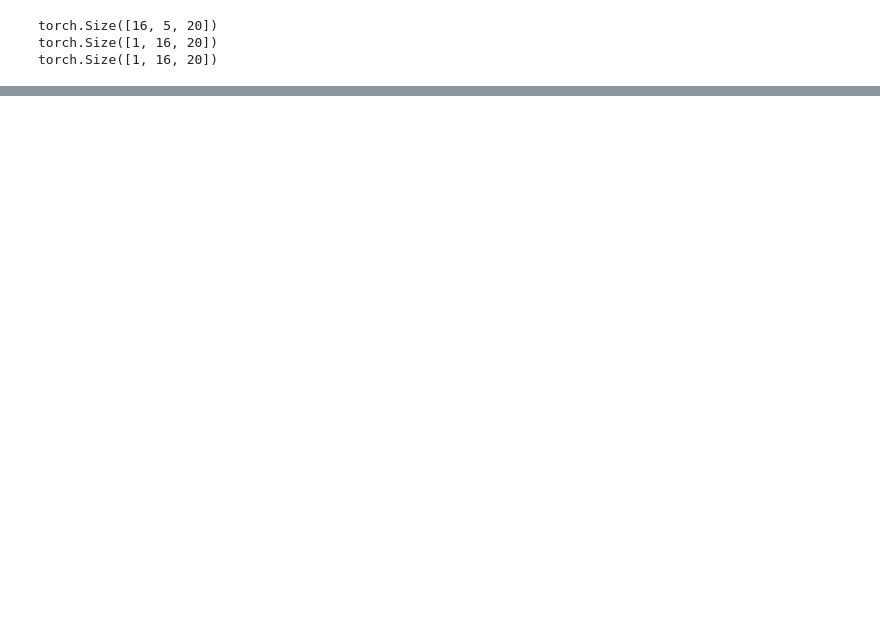
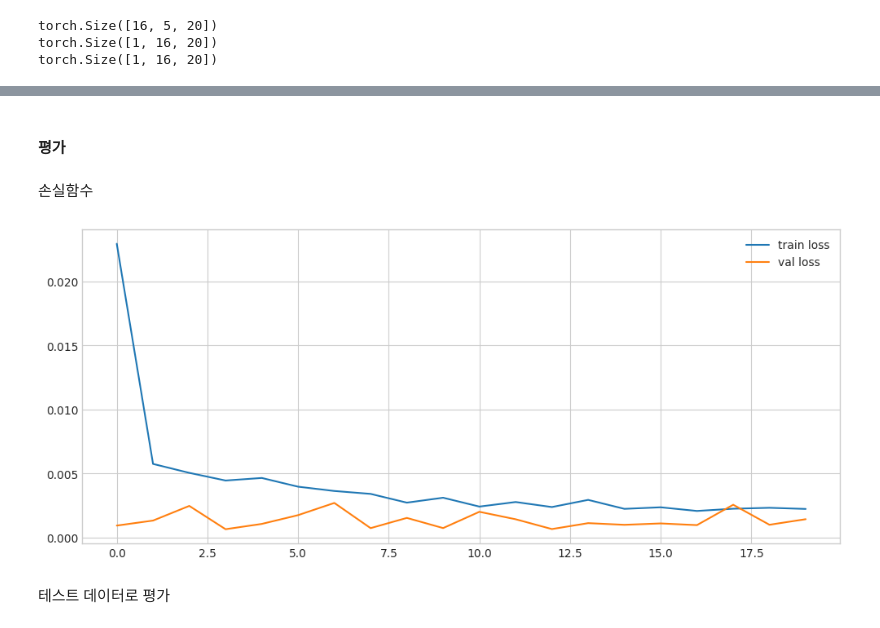
Before and after one commit to sguys99/timeseries-study, a Jupyter notebook: pytorch lstm tutorial.ipynb, the cells around one changed output, grey strips where cells are left out. Drawn from its saved outputs; the diff is of its cells as text; code cells hidden in the pictures; blank space fills up the shorter version.

```diff
--- a/pytorch lstm tutorial.ipynb
+++ b/pytorch lstm tutorial.ipynb
@@ -55,0 +263,3 @@ torch.Size([1, 16, 20])
+# %%
+x, y = next(iter(trainloader))
+x.shape, y.shape
@@ -55,0 +370,33 @@ torch.Size([1, 16, 20])
+# %%
+t_losses, v_losses = [], []
+for epoch in range(n_epochs):
+    train_loss, valid_loss = 0.0, 0.0
+
+    # train step
+    model.train()
+    for x, y in trainloader:
+        optimizer.zero_grad()
+        x = x.to(device)
+        y  = y.squeeze().to(device)
+        # Forward Pass
+        preds = model(x).squeeze()
+
+        loss = criterion(preds, y)
+        train_loss += loss.item()
+        loss.backward()
+        optimizer.step()
+    epoch_loss = train_loss / len(trainloader)
+    t_losses.append(epoch_loss)
+
+    # validation step
+    model.eval()
+    for x, y in testloader:
+        with torch.no_grad():
+            x, y = x.to(device), y.squeeze().to(device)
+            preds = model(x).squeeze()
+            error = criterion(preds, y)
+        valid_loss += error.item()
+    valid_loss = valid_loss / len(testloader)
+    v_losses.append(valid_loss)
+
+    print(f'{epoch} - train: {epoch_loss}, valid: {valid_loss}')
@@ -55,0 +424,17 @@ torch.Size([1, 16, 20])
+# %% [markdown]
+#### 평가
+# %% [markdown]
+손실함수
+# %%
+def plot_losses(train_loss, val_loss):
+  fig, ax = plt.subplots(figsize = (12, 5))
+  ax.plot(train_loss, label='train loss')
+  ax.plot(val_loss, label='val loss')
+  plt.legend()
+  plt.show()
+# %%
+plot_losses(t_losses, v_losses)
+# %% [output]
+[figure, added]
+# %% [markdown]
+테스트 데이터로 평가
```
Also changed, not shown: parts of 43 cells of this notebook.
